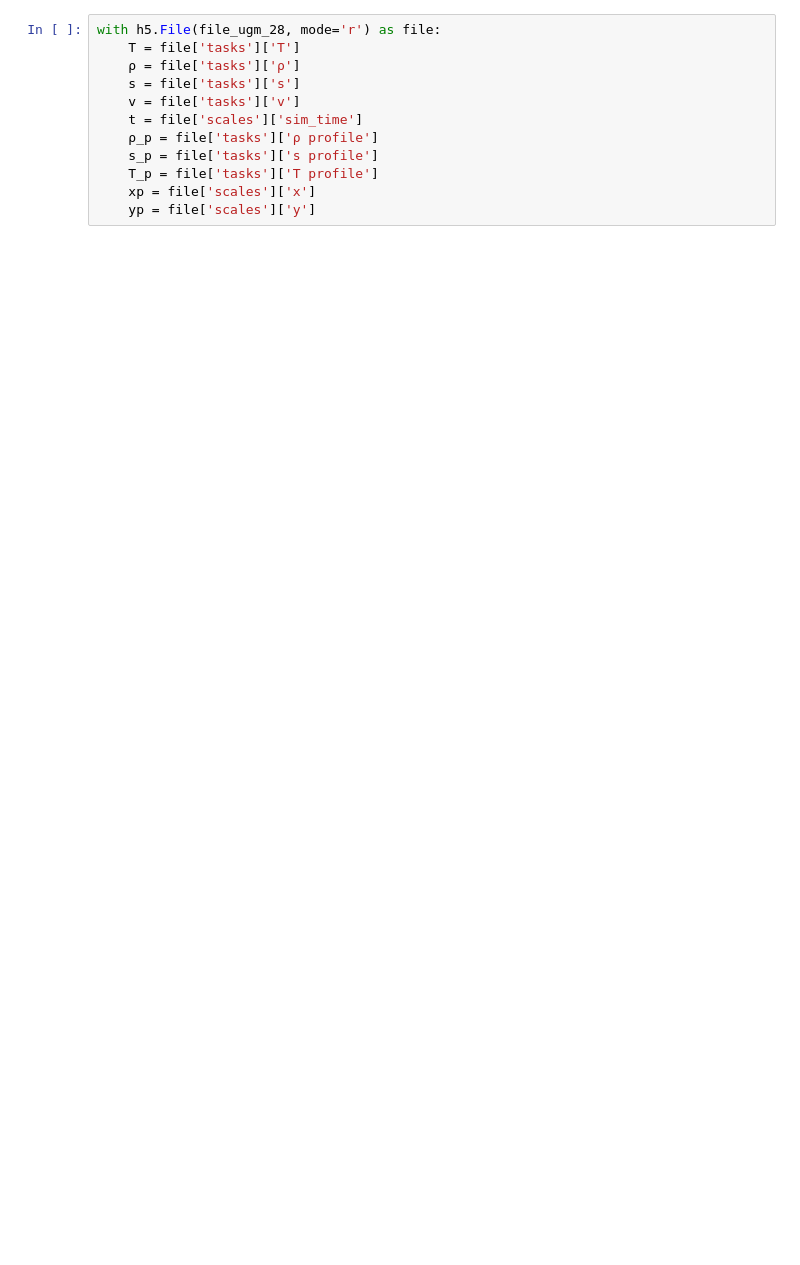
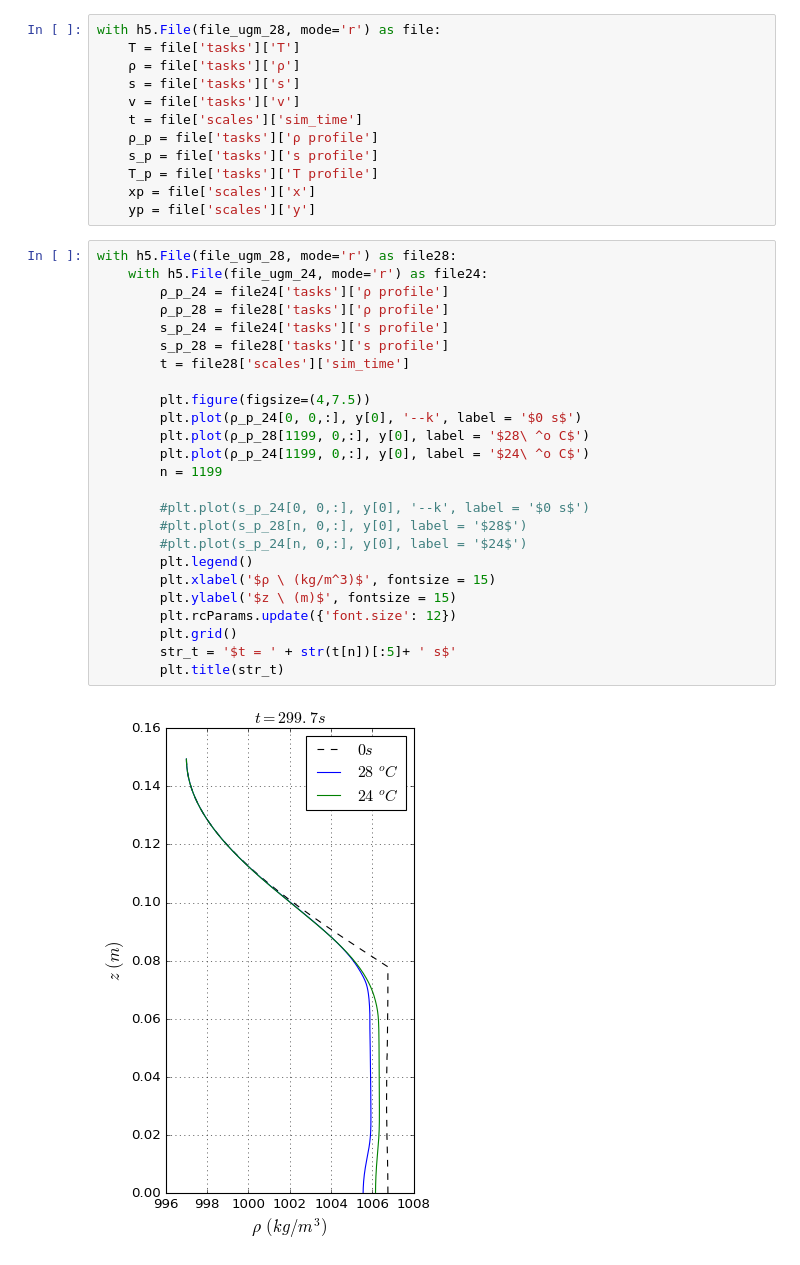
Before and after one commit to cpierard/Servicio_social, a Jupyter notebook: Strat_conv/UGM_plots.ipynb, the cells around one changed output. Cells and saved outputs as stored; diff of their text form; blank space fills up the shorter version.

```diff
--- a/Strat_conv/UGM_plots.ipynb
+++ b/Strat_conv/UGM_plots.ipynb
@@ -26,3 +25,30 @@ with h5.File(file_ugm_28, mode='r') as file:
     T_p = file['tasks']['T profile']
     xp = file['scales']['x']
     yp = file['scales']['y']
+# %%
+with h5.File(file_ugm_28, mode='r') as file28:
+    with h5.File(file_ugm_24, mode='r') as file24:
+        ρ_p_24 = file24['tasks']['ρ profile']
+        ρ_p_28 = file28['tasks']['ρ profile']
+        s_p_24 = file24['tasks']['s profile']
+        s_p_28 = file28['tasks']['s profile']
+        t = file28['scales']['sim_time']
+
+        plt.figure(figsize=(4,7.5))
+        plt.plot(ρ_p_24[0, 0,:], y[0], '--k', label = '$0 s$')
+        plt.plot(ρ_p_28[1199, 0,:], y[0], label = '$28\ ^o C$')
+        plt.plot(ρ_p_24[1199, 0,:], y[0], label = '$24\ ^o C$')
+        n = 1199
+
+        #plt.plot(s_p_24[0, 0,:], y[0], '--k', label = '$0 s$')
+        #plt.plot(s_p_28[n, 0,:], y[0], label = '$28$')
+        #plt.plot(s_p_24[n, 0,:], y[0], label = '$24$')
+        plt.legend()
+        plt.xlabel('$ρ \ (kg/m^3)$', fontsize = 15)
+        plt.ylabel('$z \ (m)$', fontsize = 15)
+        plt.rcParams.update({'font.size': 12})
+        plt.grid()
+        str_t = '$t = ' + str(t[n])[:5]+ ' s$'
+        plt.title(str_t)
+# %% [output]
+[figure, added]
```
Also changed, not shown: parts of 33 cells of this notebook, 8 other files.
